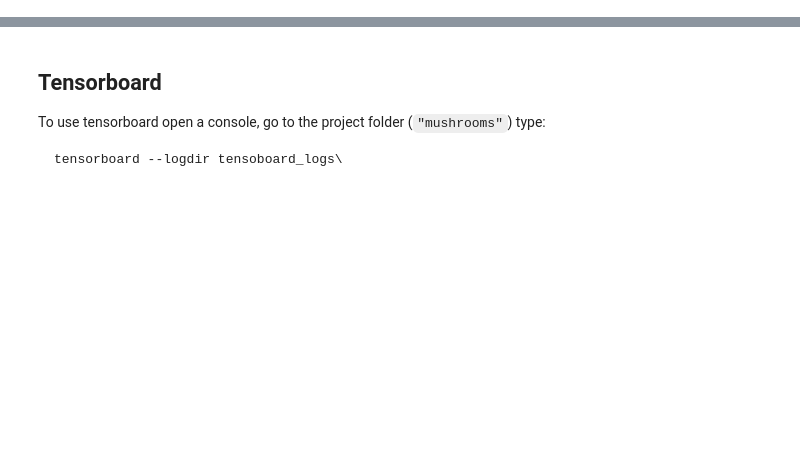
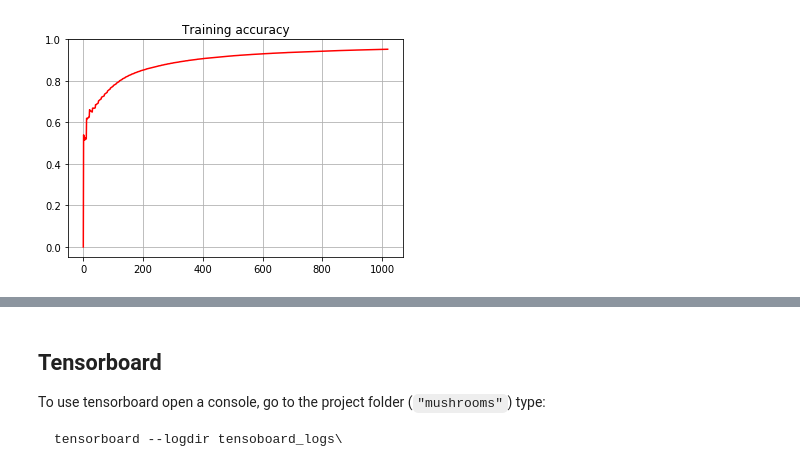
Before and after one commit to fiquinho/neural-network-projects, a Jupyter notebook: mushrooms/mushrooms_tensorflow.ipynb, the cells around one changed output, grey strips where cells are left out. Cells and saved outputs as stored; diff of their text form; code cells hidden in the pictures; blank space fills up the shorter version.

```diff
--- a/mushrooms/mushrooms_tensorflow.ipynb
+++ b/mushrooms/mushrooms_tensorflow.ipynb
@@ -142,0 +357,6 @@ Validation cost = 476.5534362792969 - Validation accuracy = 99.01477832512316%
+# %%
+plt.plot(range(len(training_accuracies)), training_accuracies, color="red")
+plt.title("Training accuracy")
+plt.grid()
+# %% [output]
+[figure, added]
```
Also changed, not shown: parts of 51 cells of this notebook, 1 other file.
